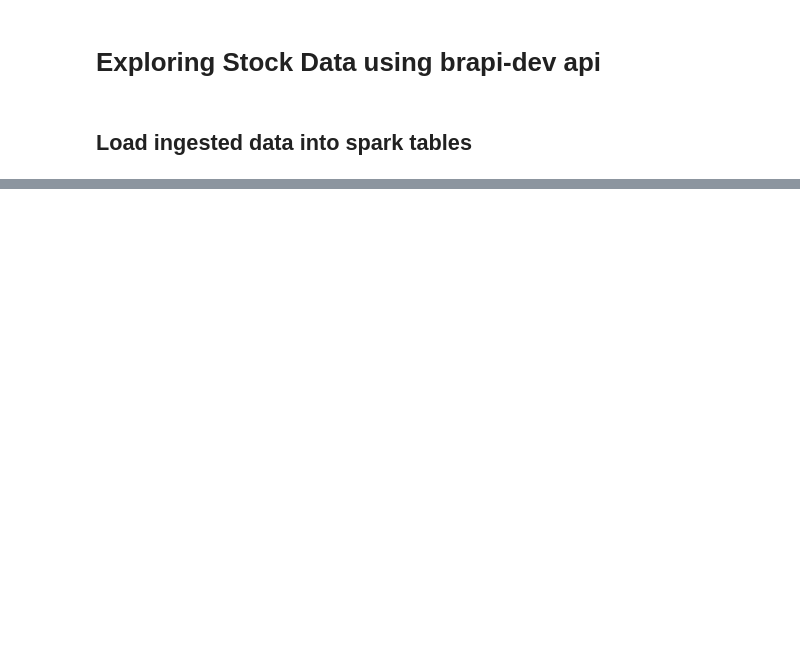
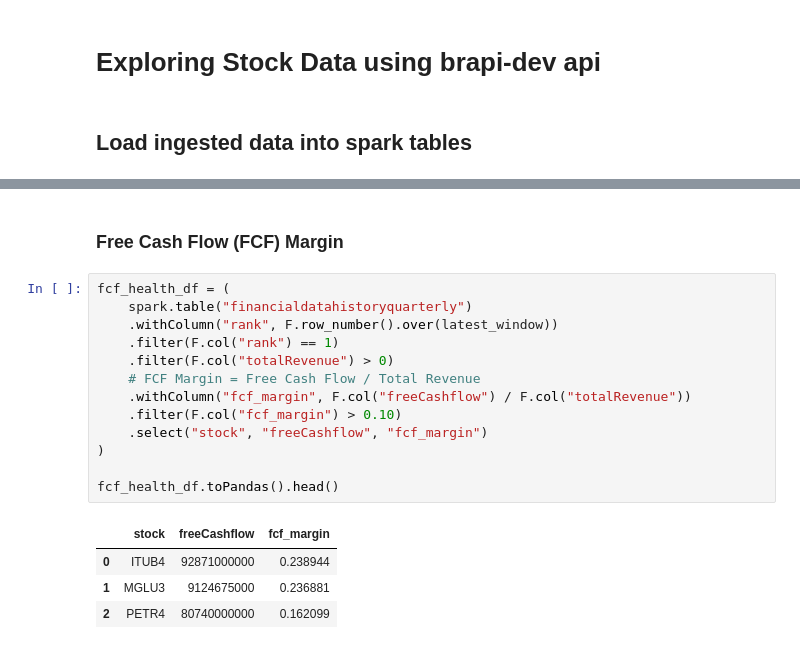
Before and after one commit to Henmachado/brapi_stocks, a Jupyter notebook: data_lake.ipynb, the cells around one changed output, grey strips where cells are left out. Drawn from its saved outputs; the diff is of its cells as text; blank space fills up the shorter version.

```diff
--- a/data_lake.ipynb
+++ b/data_lake.ipynb
@@ -17,0 +124,20 @@ To adjust logging level use sc.setLogLevel(newLevel). For SparkR, use setLogLeve
+# %% [markdown]
+### Free Cash Flow (FCF) Margin
+# %%
+fcf_health_df = (
+    spark.table("financialdatahistoryquarterly")
+    .withColumn("rank", F.row_number().over(latest_window))
+    .filter(F.col("rank") == 1)
+    .filter(F.col("totalRevenue") > 0)
+    # FCF Margin = Free Cash Flow / Total Revenue
+    .withColumn("fcf_margin", F.col("freeCashflow") / F.col("totalRevenue"))
+    .filter(F.col("fcf_margin") > 0.10)
+    .select("stock", "freeCashflow", "fcf_margin")
+)
+
+fcf_health_df.toPandas().head()
+# %% [output]
+|  | stock | freeCashflow | fcf_margin |
+| 0 | ITUB4 | 92871000000 | 0.238944 |
+| 1 | MGLU3 | 9124675000 | 0.236881 |
+| 2 | PETR4 | 80740000000 | 0.162099 |
```
Also changed, not shown: parts of 20 cells of this notebook.
